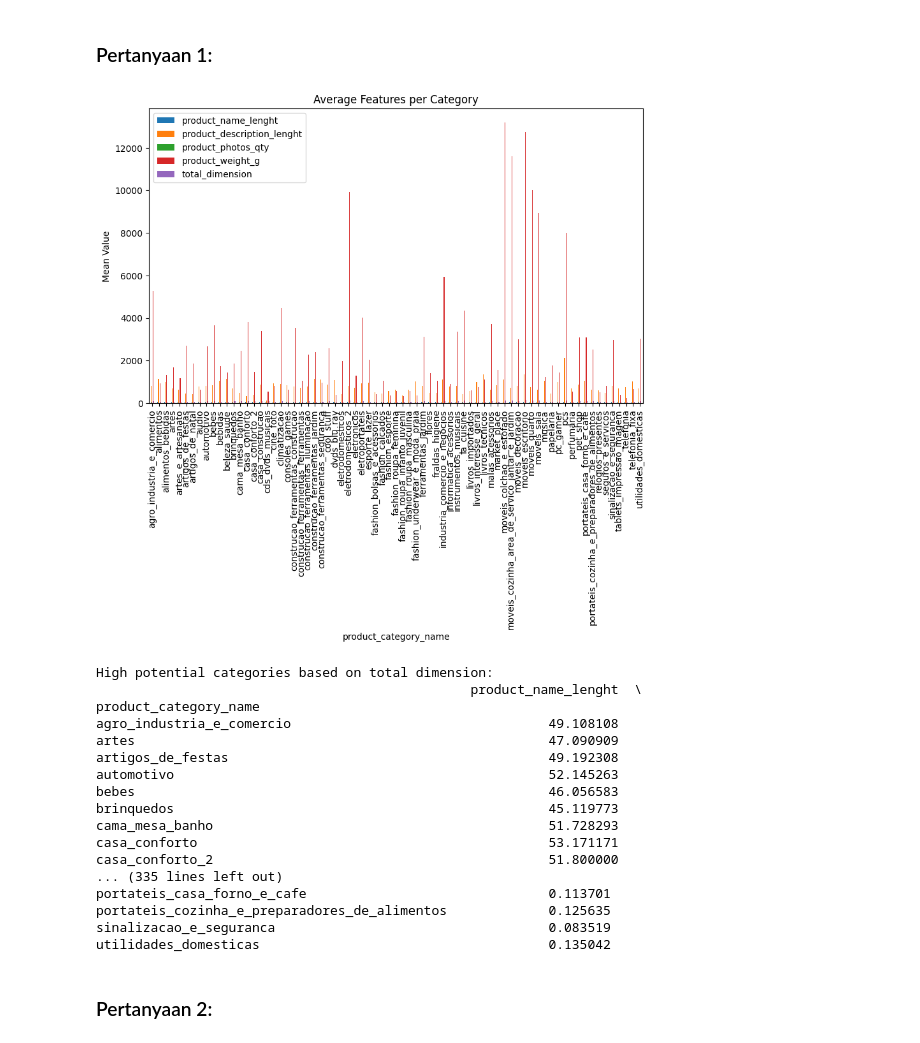
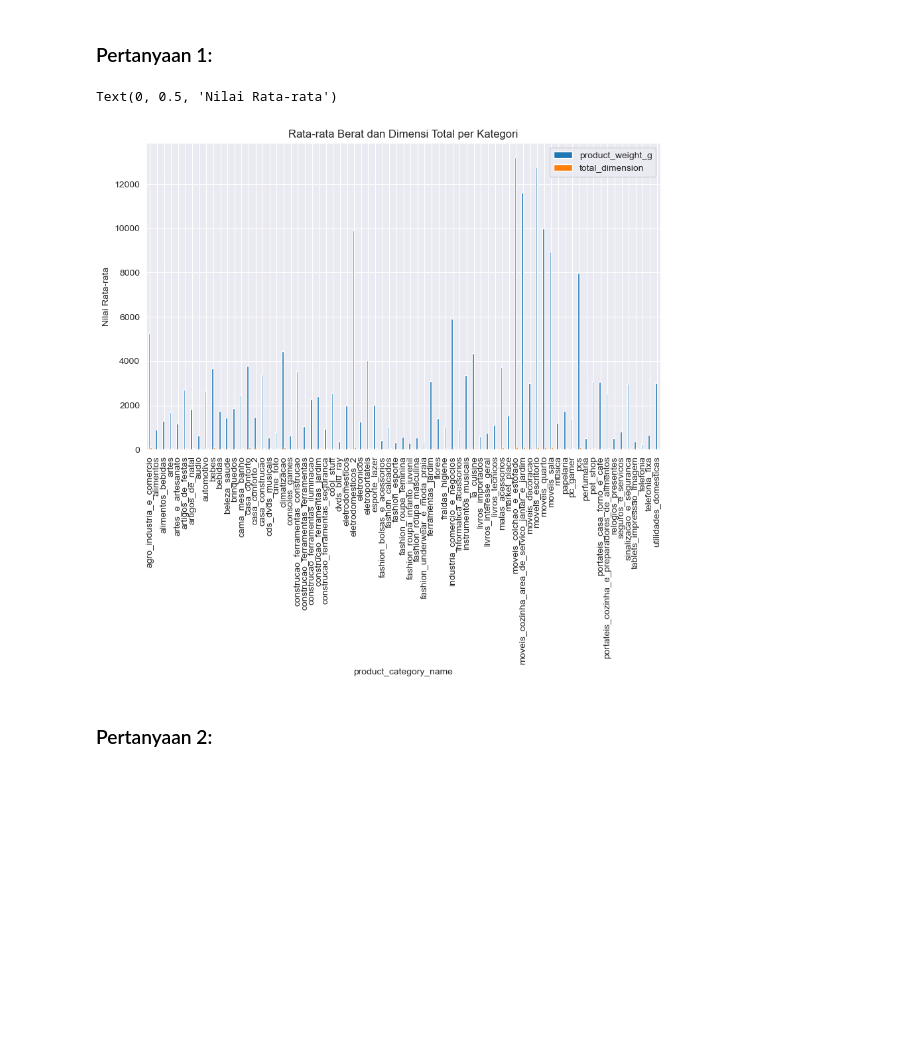
Before and after one commit to Bagusbimawan/cleaning-data-latihan, a Jupyter notebook: notebook.ipynb, the cells around one changed output. Saved outputs shown, nothing was run; the diff lists cells and outputs as text; code cells hidden in the pictures; blank space fills up the shorter version.

```diff
--- a/notebook.ipynb
+++ b/notebook.ipynb
@@ -172,47 +173,29 @@ Utk Tahap Exploratory Data Analysis (EDA) ini saya ingin Menanyakan Dari Pertany
 ## Visualization & Explanatory Analysis
 # %% [markdown]
 ### Pertanyaan 1:
-# %%
-# Feature Engineering: Create new features if necessary
-df['total_dimension'] = df['product_length_cm'] + df['product_height_cm'] + df['product_width_cm']
-df['name_to_desc_ratio'] = df['product_name_lenght'] / (df['product_description_lenght'] + 1)
-
-# Filter only numeric columns for aggregation
-numeric_columns = df.select_dtypes(include=['float64']).columns
-
-# Group by category and calculate mean values for each numeric feature
-category_stats = df.groupby('product_category_name')[numeric_columns].mean()
-
-# Visualize the distribution of features for different categories
-category_stats[['product_name_lenght', 'product_description_lenght', 'product_photos_qty', 'product_weight_g', 'total_dimension']].plot(kind='bar', figsize=(10,6))
-plt.title('Average Features per Category')
-plt.ylabel('Mean Value')
-plt.show()
-
-# Analysis: Identify categories with higher total dimension or other features of interest
-# This is a heuristic based on observed trends in the data
-high_potential_categories = category_stats[category_stats['total_dimension'] > category_stats['total_dimension'].median()]
-print("High potential categories based on total dimension:")
-print(high_potential_categories)
-# %% [output]
-[figure, removed]
-High potential categories based on total dimension:
-                                                product_name_lenght  \
-product_category_name
-agro_industria_e_comercio                                 49.108108
-artes                                                     47.090909
-artigos_de_festas                                         49.192308
-automotivo                                                52.145263
-bebes                                                     46.056583
-brinquedos                                                45.119773
-cama_mesa_banho                                           51.728293
-casa_conforto                                             53.171171
-casa_conforto_2                                           51.800000
-... (335 lines left out)
-portateis_casa_forno_e_cafe                               0.113701
-portateis_cozinha_e_preparadores_de_alimentos             0.125635
-sinalizacao_e_seguranca                                   0.083519
-utilidades_domesticas                                     0.135042
+# %%
+# Menambahkan fitur total dimensi
+df['total_dimension'] = df['product_length_cm'] + df['product_height_cm'] + df['product_width_cm']
+
+# Menghitung rata-rata per kategori
+numeric_columns = df.select_dtypes(include=['float64']).columns  # Memilih kolom numerik
+category_stats = df.groupby('product_category_name')[numeric_columns].mean()
+
+# Pertanyaan 1: Kategori produk mana yang memiliki produk lebih besar dan lebih berat?
+
+category_stats_sorted_by_weight = category_stats.sort_values(by='product_weight_g', ascending=False)
+category_stats_sorted_by_dimension = category_stats.sort_values(by='total_dimension', ascending=False)
+
+
+
+# Plot untuk visualisasi
+fig, ax = plt.subplots(figsize=(10, 6))
+category_stats[['product_weight_g', 'total_dimension']].plot(kind='bar', ax=ax)
+plt.title('Rata-rata Berat dan Dimensi Total per Kategori')
+plt.ylabel('Nilai Rata-rata')
+# %% [output]
+Text(0, 0.5, 'Nilai Rata-rata')
+[figure, added]
 # %% [markdown]
 ### Pertanyaan 2:
 # %%
```
Also changed, not shown: parts of 10 cells of this notebook, 3 other files.
